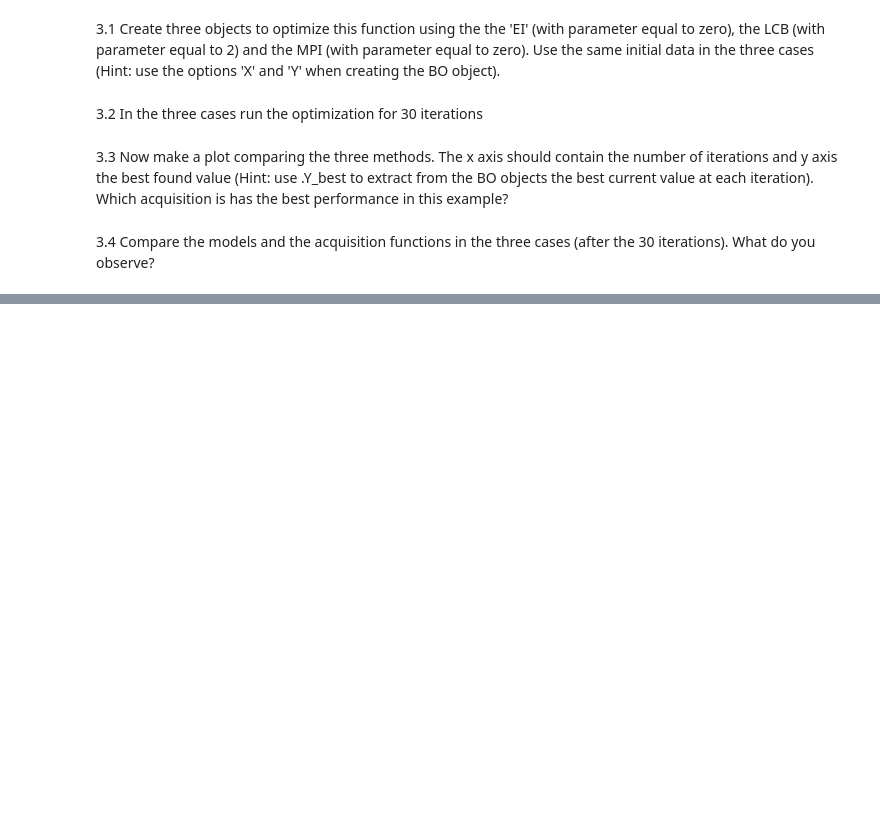
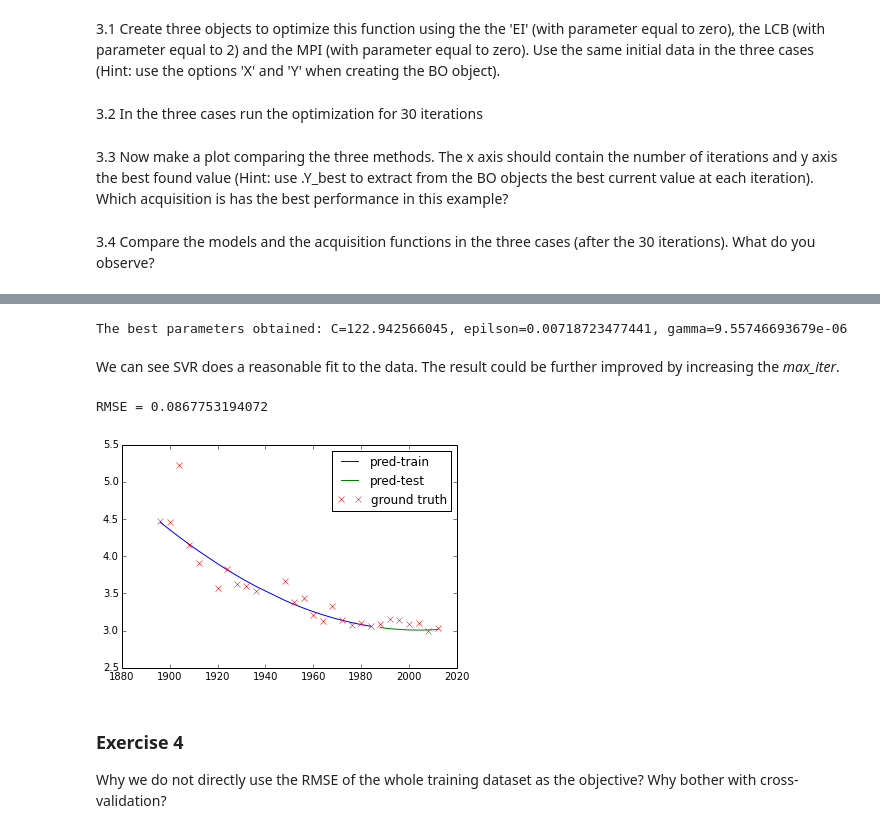
Before and after one commit to gpschool/gpss15, a Jupyter notebook: labs/GPSS_Lab3.ipynb, the cells around one changed output, grey strips where cells are left out. Cells and saved outputs as stored; diff of their text form; code cells hidden in the pictures; blank space fills up the shorter version.

```diff
--- a/labs/GPSS_Lab3.ipynb
+++ b/labs/GPSS_Lab3.ipynb
@@ -215,0 +371,25 @@ bounds_shc = GPyOpt.fmodels.experiments2d.sixhumpcamel().bounds
+# %%
+x_best = np.exp(opt.X[np.argmin(opt.Y)])
+print "The best parameters obtained: C="+str(x_best[0])+", epilson="+str(x_best[1])+", gamma="+str(x_best[2])
+svr = svm.SVR(C=x_best[0], epsilon=x_best[1],gamma=x_best[2])
+svr.fit(X_train,Y_train)
+Y_train_pred = svr.predict(X_train)
+Y_test_pred = svr.predict(X_test)
+# %% [output]
+The best parameters obtained: C=122.942566045, epilson=0.00718723477441, gamma=9.55746693679e-06
+# %% [markdown]
+We can see SVR does a reasonable fit to the data. The result could be further improved by increasing the *max_iter*.
+# %%
+plot(X_train,Y_train_pred,'b',label='pred-train')
+plot(X_test,Y_test_pred,'g',label='pred-test')
+plot(X_train,Y_train,'rx',label='ground truth')
+plot(X_test,Y_test,'rx')
+legend(loc='best')
+print "RMSE = "+str(np.sqrt(np.square(Y_test_pred-Y_test).mean()))
+# %% [output]
+RMSE = 0.0867753194072
+[figure, added]
+# %% [markdown]
+### Exercise 4
+
+Why we do not directly use the RMSE of the whole training dataset as the objective? Why bother with cross-validation?
```
Also changed, not shown: parts of 31 cells of this notebook, 2 other files.
